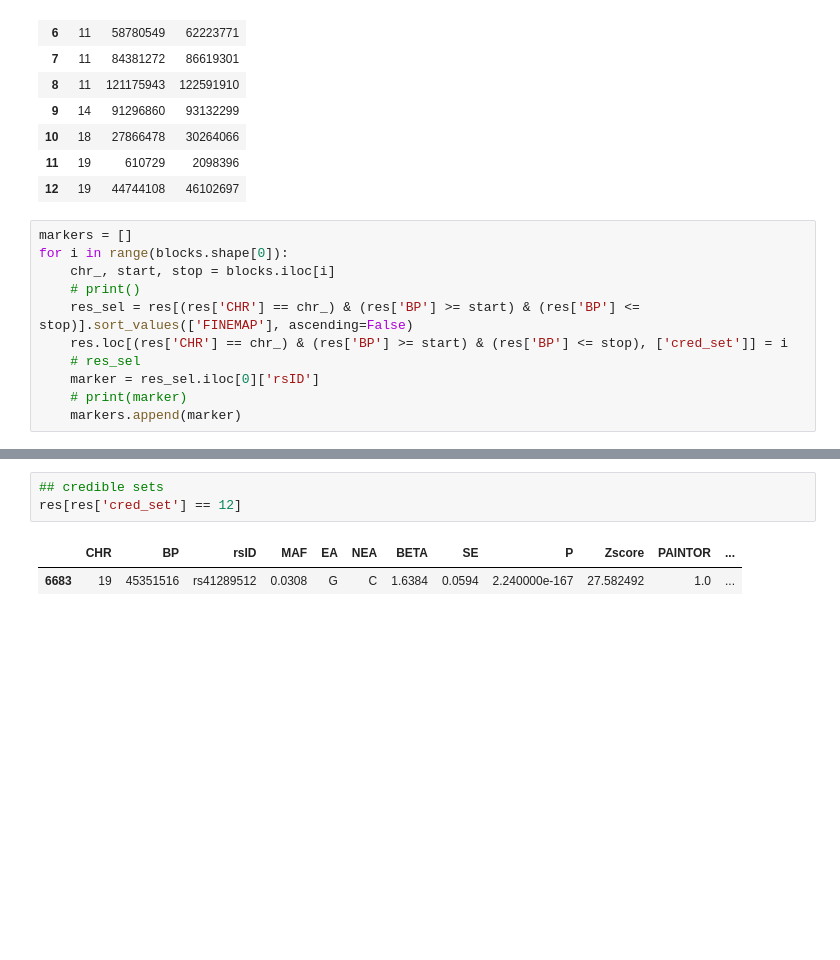
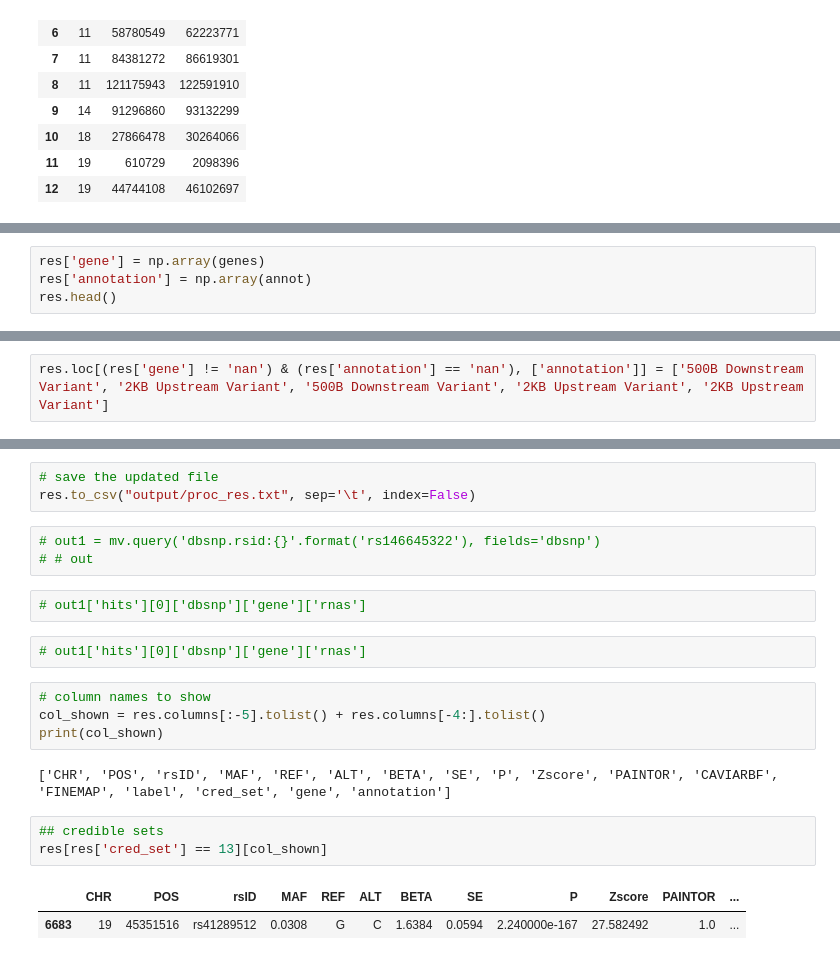
Before and after one commit to insanebruce/fine-mapping, a Jupyter notebook: analysis.ipynb, the cells around one changed output, grey strips where cells are left out. Drawn from its saved outputs; the diff is of its cells as text; blank space fills up the shorter version.

```diff
--- a/analysis.ipynb
+++ b/analysis.ipynb
@@ -157,14 +192,3 @@ blocks
 | 10 | 18 | 27866478 | 30264066 |
 | 11 | 19 | 610729 | 2098396 |
 | 12 | 19 | 44744108 | 46102697 |
-# %%
-markers = []
-for i in range(blocks.shape[0]):
-    chr_, start, stop = blocks.iloc[i]
-    # print()
-    res_sel = res[(res['CHR'] == chr_) & (res['BP'] >= start) & (res['BP'] <= stop)].sort_values(['FINEMAP'], ascending=False)
-    res.loc[(res['CHR'] == chr_) & (res['BP'] >= start) & (res['BP'] <= stop), ['cred_set']] = i
-    # res_sel
-    marker = res_sel.iloc[0]['rsID']
-    # print(marker)
-    markers.append(marker)
@@ -188,0 +283,4 @@ res.head(10)
+# %%
+res['gene'] = np.array(genes)
+res['annotation'] = np.array(annot)
+res.head()
@@ -188,0 +294,2 @@ res.head(10)
+# %%
+res.loc[(res['gene'] != 'nan') & (res['annotation'] == 'nan'), ['annotation']] = ['500B Downstream Variant', '2KB Upstream Variant', '500B Downstream Variant', '2KB Upstream Variant', '2KB Upstream Variant']
@@ -189,6 +305,22 @@ res.head(10)
+# %%
+# save the updated file
+res.to_csv("output/proc_res.txt", sep='\t', index=False)
+# %%
+# out1 = mv.query('dbsnp.rsid:{}'.format('rs146645322'), fields='dbsnp')
+# # out
+# %%
+# out1['hits'][0]['dbsnp']['gene']['rnas']
+# %%
+# out1['hits'][0]['dbsnp']['gene']['rnas']
+# %%
+# column names to show
+col_shown = res.columns[:-5].tolist() + res.columns[-4:].tolist()
+print(col_shown)
+# %% [output]
+['CHR', 'POS', 'rsID', 'MAF', 'REF', 'ALT', 'BETA', 'SE', 'P', 'Zscore', 'PAINTOR', 'CAVIARBF', 'FINEMAP', 'label', 'cred_set', 'gene', 'annotation']
 # %%
 ## credible sets
-res[res['cred_set'] == 12]
+res[res['cred_set'] == 13][col_shown]
 # %% [output]
-|  | CHR | BP | rsID | MAF | EA | NEA | BETA | SE | P | Zscore | PAINTOR | ... |
+|  | CHR | POS | rsID | MAF | REF | ALT | BETA | SE | P | Zscore | PAINTOR | ... |
 | 6683 | 19 | 45351516 | rs41289512 | 0.0308 | G | C | 1.6384 | 0.0594 | 2.240000e-167 | 27.582492 | 1.0 | ... |
```
Also changed, not shown: parts of 62 cells of this notebook, 18 other files.
